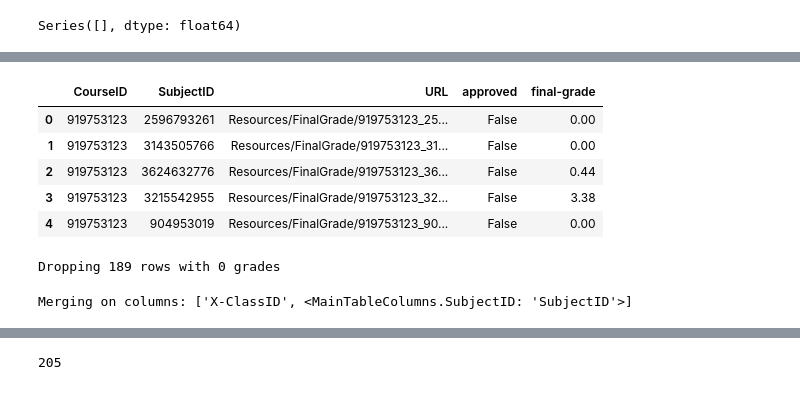
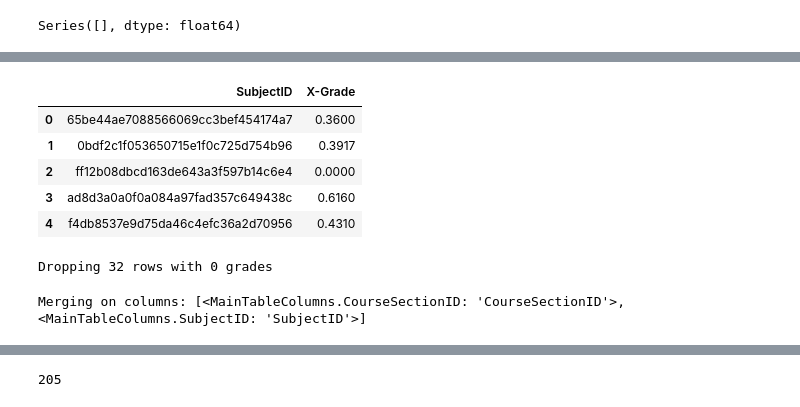
Before and after one commit to CSSPLICE/ProgSnapToolkit, a Jupyter notebook: src/examples/extract_features.ipynb, the cells around one changed output, grey strips where cells are left out. Cells and saved outputs as stored; diff of their text form; code cells hidden in the pictures.

```diff
--- a/src/examples/extract_features.ipynb
+++ b/src/examples/extract_features.ipynb
@@ -15,7 +15,10 @@ The autoreload extension is already loaded. To reload it, use:
   %reload_ext autoreload
 # %%
 from analytics.dataset_config import Granularity
-from datasets.codeworkout.configs import S19, F19
+from datasets.codeworkout import load_dataset, S19
 
 # Select a dataset by setting the config variable
 config = S19
+dataset_name, dataset_semester = config.name.split('_')
+dataset_root_dir = os.path.join('..', '..', 'sample_data', dataset_name, dataset_semester)
+dataset = load_dataset(dataset_root_dir, config)
@@ -184,8 +175,0 @@ data_config = PS2DataConfig.from_yaml(data_config_path, spec)
-# %%
-from analytics.ps2_dataset import PS2Dataset
-
-dataset = PS2Dataset(spec, data_config)
-for i, step in enumerate(main_table_preprocessors):
-    dataset.main_table_preprocessors.insert(i, step)
-for i, step in enumerate(link_table_preprocessors):
-    dataset.link_table_preprocessors.insert(i, step)
@@ -709,39 +597,40 @@ subject_feautres_z.head()
 5 rows × 46 columns
 # %%
-grades = dataset.get_link_table(grades_link_table)
+# Get the grades to compare features to
+grades = dataset.get_link_table(config.grades_link_table_name)
 grades.head()
 # %% [output]
-|  | CourseID | SubjectID | URL | approved | final-grade |
-| 0 | 919753123 | 2596793261 | Resources/FinalGrade/919753123_25... | False | 0.00 |
-| 1 | 919753123 | 3143505766 | Resources/FinalGrade/919753123_31... | False | 0.00 |
-| 2 | 919753123 | 3624632776 | Resources/FinalGrade/919753123_36... | False | 0.44 |
-| 3 | 919753123 | 3215542955 | Resources/FinalGrade/919753123_32... | False | 3.38 |
-| 4 | 919753123 | 904953019 | Resources/FinalGrade/919753123_90... | False | 0.00 |
+|  | SubjectID | X-Grade |
+| 0 | 65be44ae7088566069cc3bef454174a7 | 0.3600 |
+| 1 | 0bdf2c1f053650715e1f0c725d754b96 | 0.3917 |
+| 2 | ff12b08dbcd163de643a3f597b14c6e4 | 0.0000 |
+| 3 | ad8d3a0a0f0a084a97fad357c649438c | 0.6160 |
+| 4 | f4db8537e9d75da46c4efc36a2d70956 | 0.4310 |
 # %%
 grades.rename(columns={
-    grades_col: "Grade",
+    config.final_grade_column: "Grade",
     # Edwards 2019 calls it Group
-    "Group": "X-ClassID",
-    # CodeBench has this mislabeled
-    "CourseID": "X-ClassID"},
+    # "Group": Cols.CourseSectionID,
+    },
 inplace=True)
 
 # Drop 0 grades, since they're likely students who skipped the test
 print(f"Dropping {grades[grades['Grade'] <= 0].shape[0]} rows with 0 grades")
 grades = grades[grades["Grade"] > 0]
 # %% [output]
-Dropping 189 rows with 0 grades
+Dropping 32 rows with 0 grades
 # %%
-print(f"Merging on columns: {merge_cols}")
+grade_merge_cols = [col for col in merge_cols if col in grades.columns]
+print(f"Merging on columns: {grade_merge_cols}")
 
 subject_feautres_labeled = pd.merge(
     subject_feautres_z,
-    grades[merge_cols + ["Grade"]],
-    on=merge_cols,
+    grades[grade_merge_cols + ["Grade"]],
+    on=grade_merge_cols,
     how="inner",
 )
 # %% [output]
-Merging on columns: ['X-ClassID', <MainTableColumns.SubjectID: 'SubjectID'>]
+Merging on columns: [<MainTableColumns.CourseSectionID: 'CourseSectionID'>, <MainTableColumns.SubjectID: 'SubjectID'>]
 # %%
 print(subject_features.shape)
 subject_feautres_labeled.head()
```
Also changed, not shown: parts of 46 cells of this notebook, 15 other files.
